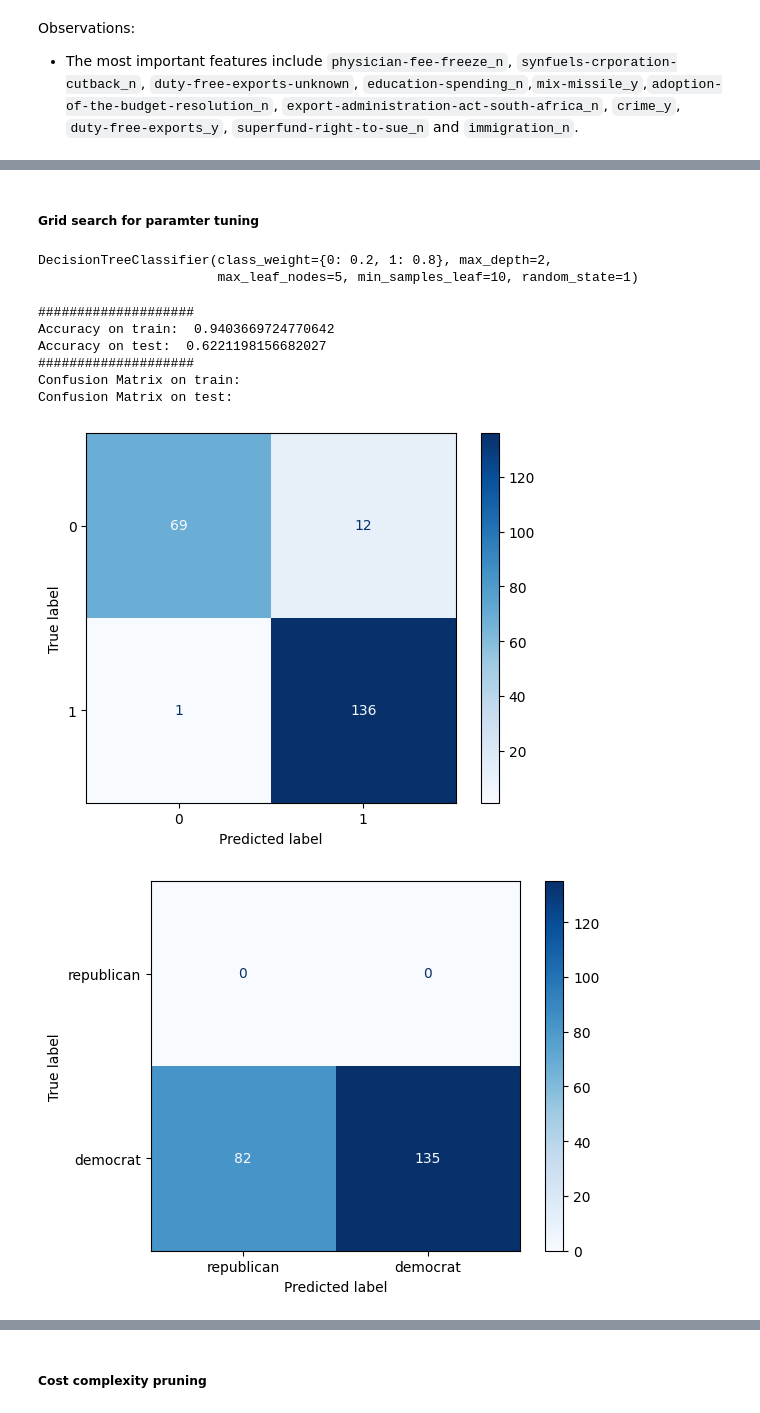
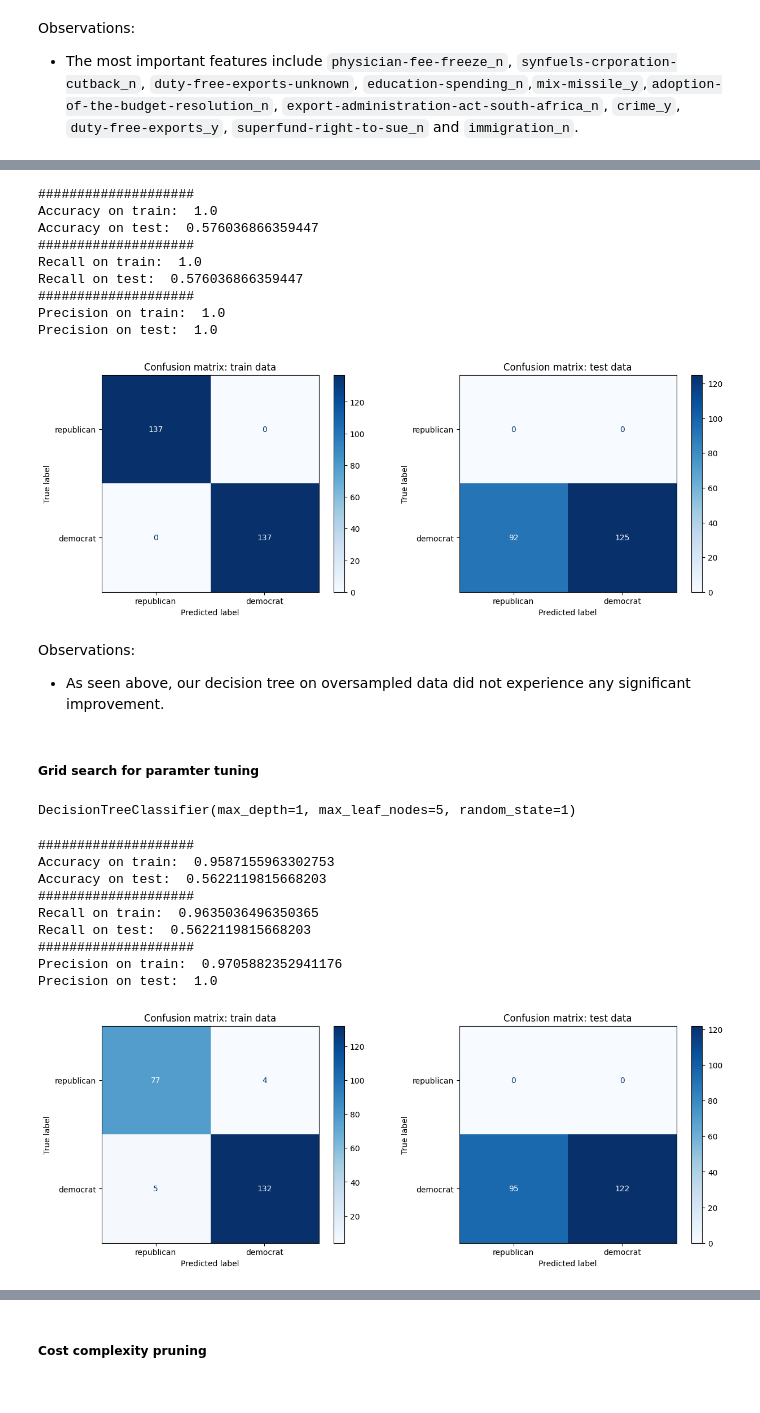
Before and after one commit to nadiaverdha/MachineLearningEx1, a Jupyter notebook: Ex1_kaggle_small.ipynb, the cells around one changed output, grey strips where cells are left out. Saved outputs shown, nothing was run; the diff lists cells and outputs as text; code cells hidden in the pictures.

```diff
--- a/Ex1_kaggle_small.ipynb
+++ b/Ex1_kaggle_small.ipynb
@@ -225,5 +224,5 @@ tree_model_random = tree.DecisionTreeClassifier(random_state=1)
 # %%
-def evaluate(model):
+def evaluate(model,X_train = X_train,X_test = X_test,y_train = y_train,y_test=y_test):
     model.fit(X_train,y_train)
     y_train_predict = model.predict(X_train)
     y_test_predict = model.predict(X_test)
@@ -233,14 +232,27 @@ def evaluate(model):
     print("Accuracy on train: ", accuracy_score(y_train, y_train_predict))
     print("Accuracy on test: ", accuracy_score(y_test, y_test_predict))
 
+
     print("#"*20)
-    print("Confusion Matrix on train:")
-    c1 = confusion_matrix(y_train, y_train_predict)
-    cmd = ConfusionMatrixDisplay(c1)
-    cmd.plot(cmap=plt.cm.Blues)
-    print("Confusion Matrix on test:")
-    c2 = confusion_matrix(y_test, y_test_predict)
-    cmd = ConfusionMatrixDisplay(c2, display_labels=['republican','democrat'])
-    cmd.plot(cmap=plt.cm.Blues)
+    print("Recall on train: ", recall_score(y_true = y_train, y_pred = y_train_predict))
+    print("Recall on test: ", recall_score(y_true = y_test, y_pred = y_test_predict))
+    print("#"*20)
+    print("Precision on train: ", precision_score(y_true = y_train, y_pred = y_train_predict))
+    print("Precision on test: ", precision_score(y_true = y_test, y_pred = y_test_predict))
+
+
+    # plot confusion matrices
+    fig, ax = plt.subplots(nrows=1, ncols=2, figsize=(15, 5))
+
+    c_1 = confusion_matrix(y_true=y_train, y_pred=y_train_predict)
+    cmd_1 = ConfusionMatrixDisplay(c_1, display_labels=['republican','democrat'])
+    cmd_1.plot(ax=ax[0], cmap=plt.cm.Blues)
+    ax[0].set_title("Confusion matrix: train data")
+
+    c_2 = confusion_matrix(y_true=y_test, y_pred=y_test_predict)
+    cmd_2 = ConfusionMatrixDisplay(c_2, display_labels=['republican','democrat'])
+    cmd_2.plot(ax=ax[1], cmap=plt.cm.Blues)
+    ax[1].set_title("Confusion matrix: test data")
+
     plt.show()
 # %%
@@ -315,33 +373,49 @@ Observations:
+# %%
+tree_4 = tree.DecisionTreeClassifier(random_state=1)
+evaluate(tree_4,X_train = X_train_resampled,y_train = y_train_resampled)
+# %% [output]
+####################
+Accuracy on train:  1.0
+Accuracy on test:  0.576036866359447
+####################
+Recall on train:  1.0
+Recall on test:  0.576036866359447
+####################
+Precision on train:  1.0
+Precision on test:  1.0
+[figure, added]
+# %% [markdown]
+Observations:
+- As seen above, our decision tree on oversampled data did not experience any significant improvement.
 # %% [markdown]
 ##### Grid search for paramter tuning
 # %%
 estimator  = tree.DecisionTreeClassifier(random_state=1)
 
-parameters = {'max_depth': np.arange(1,10),
-              'min_samples_leaf': [1, 2, 5, 7, 10,15,20],
-              'max_leaf_nodes' : [5, 10,15,20,25,30],
-              'class_weight':[{1:0.25,0:0.75},{1:0.20,0:0.80},{1:0.35,0:0.65},{0:0.25,1:0.75},{0:0.20,1:0.80},{0:0.35,1:0.65}],
+parameters = {'max_depth': np.arange(1,20),
+              'max_leaf_nodes' : [5,10,15,20,25,30,35,40,45,50],
               'criterion': ['gini','entropy','log_loss']}
 
-scorer = make_scorer(recall_score)
+scorer = make_scorer(accuracy_score)
 
 grid = GridSearchCV(estimator = estimator,param_grid = parameters,scoring = scorer, cv = 5)
 grid = grid.fit(X_train,y_train)
 # %%
 #best combination
-tree_model_best = grid.best_estimator_
-tree_model_best
+tree_best = grid.best_estimator_
+tree_best
 # %% [output]
-DecisionTreeClassifier(class_weight={0: 0.2, 1: 0.8}, max_depth=2,
-                       max_leaf_nodes=5, min_samples_leaf=10, random_state=1)
+DecisionTreeClassifier(max_depth=1, max_leaf_nodes=5, random_state=1)
 # %%
-evaluate(tree_model_best)
+evaluate(tree_best)
 # %% [output]
 ####################
-Accuracy on train:  0.9403669724770642
-Accuracy on test:  0.6221198156682027
+Accuracy on train:  0.9587155963302753
+Accuracy on test:  0.5622119815668203
 ####################
-Confusion Matrix on train:
-Confusion Matrix on test:
+Recall on train:  0.9635036496350365
+Recall on test:  0.5622119815668203
+####################
+Precision on train:  0.9705882352941176
+Precision on test:  1.0
-[figure, old version]
+[figure, new version]
-[figure, removed]
```
Also changed, not shown: parts of 55 cells of this notebook.
